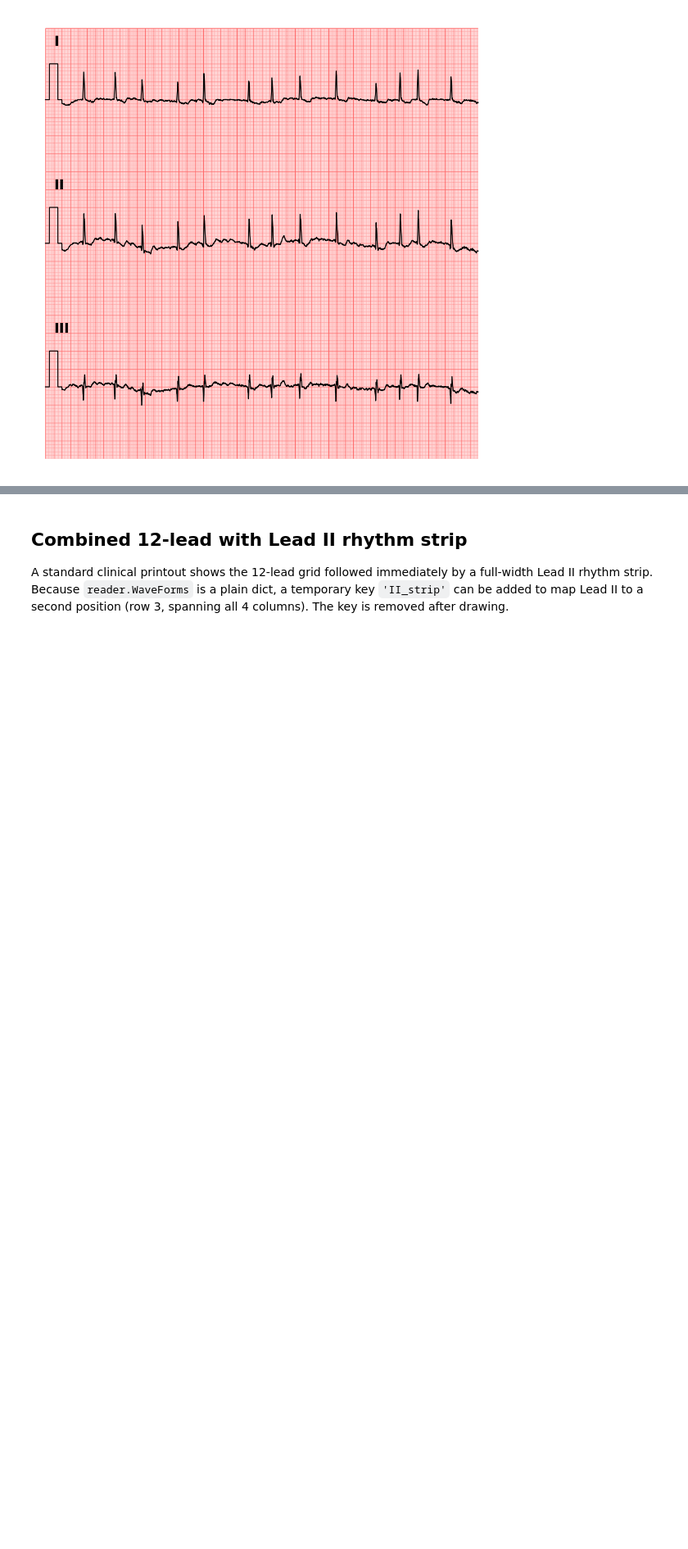
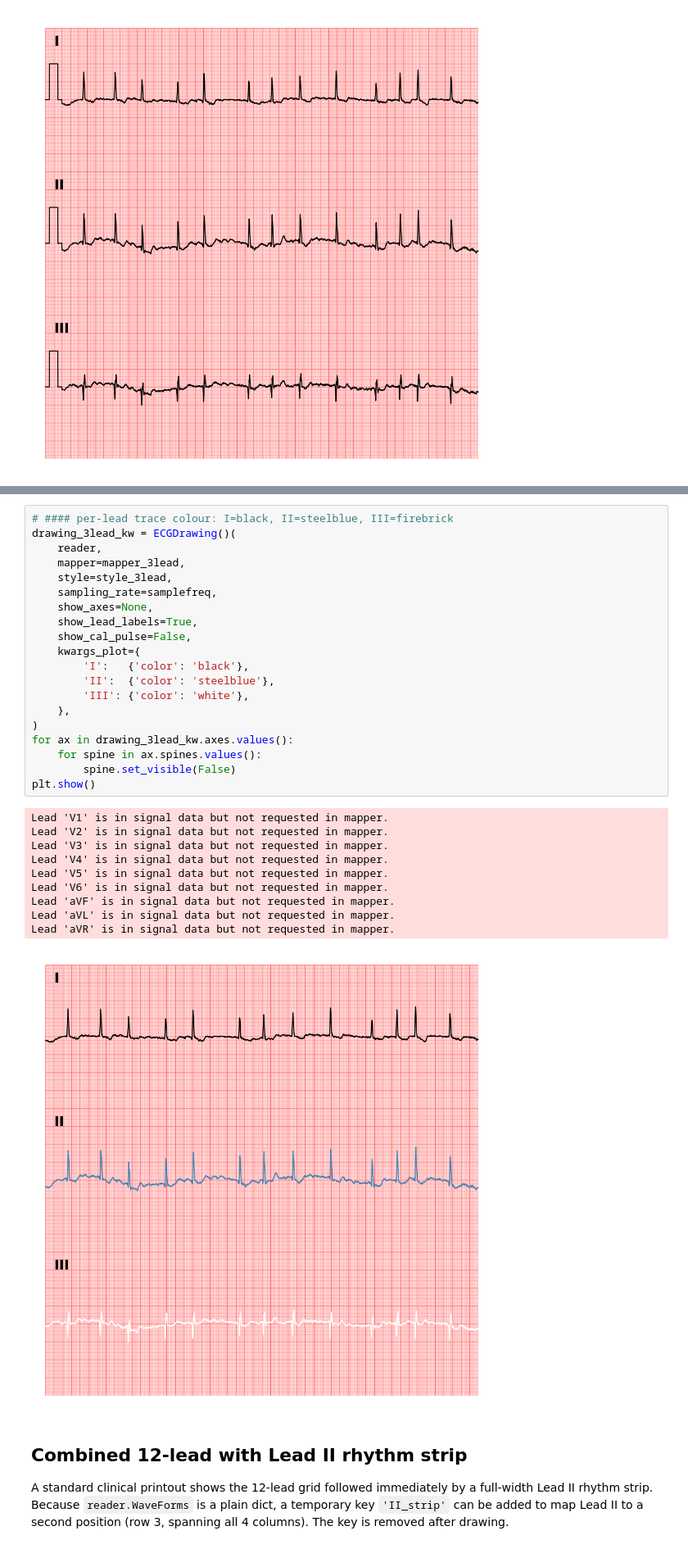
Before and after one commit to afschmidt/ECGProcess, a Jupyter notebook: resources/examples/plot_ecgs.ipynb, the cells around one changed output, grey strips where cells are left out. Shown at 82% size. Drawn from its saved outputs; the diff is of its cells as text; blank space fills up the shorter version.

Commit message:
fix: ensured the lead specific kwargs do not error with duplicated pars

```diff
--- a/resources/examples/plot_ecgs.ipynb
+++ b/resources/examples/plot_ecgs.ipynb
@@ -250,3 +256,34 @@ Lead 'aVR' is in signal data but not requested in mapper.
+# %%
+# #### per-lead trace colour: I=black, II=steelblue, III=firebrick
+drawing_3lead_kw = ECGDrawing()(
+    reader,
+    mapper=mapper_3lead,
+    style=style_3lead,
+    sampling_rate=samplefreq,
+    show_axes=None,
+    show_lead_labels=True,
+    show_cal_pulse=False,
+    kwargs_plot={
+        'I':   {'color': 'black'},
+        'II':  {'color': 'steelblue'},
+        'III': {'color': 'white'},
+    },
+)
+for ax in drawing_3lead_kw.axes.values():
+    for spine in ax.spines.values():
+        spine.set_visible(False)
+plt.show()
+# %% [output]
+Lead 'V1' is in signal data but not requested in mapper.
+Lead 'V2' is in signal data but not requested in mapper.
+Lead 'V3' is in signal data but not requested in mapper.
+Lead 'V4' is in signal data but not requested in mapper.
+Lead 'V5' is in signal data but not requested in mapper.
+Lead 'V6' is in signal data but not requested in mapper.
+Lead 'aVF' is in signal data but not requested in mapper.
+Lead 'aVL' is in signal data but not requested in mapper.
+Lead 'aVR' is in signal data but not requested in mapper.
+[figure, added]
 # %% [markdown]
 ## Combined 12-lead with Lead II rhythm strip
 
```
Also changed, not shown: parts of 3 cells of this notebook, 3 other files.
